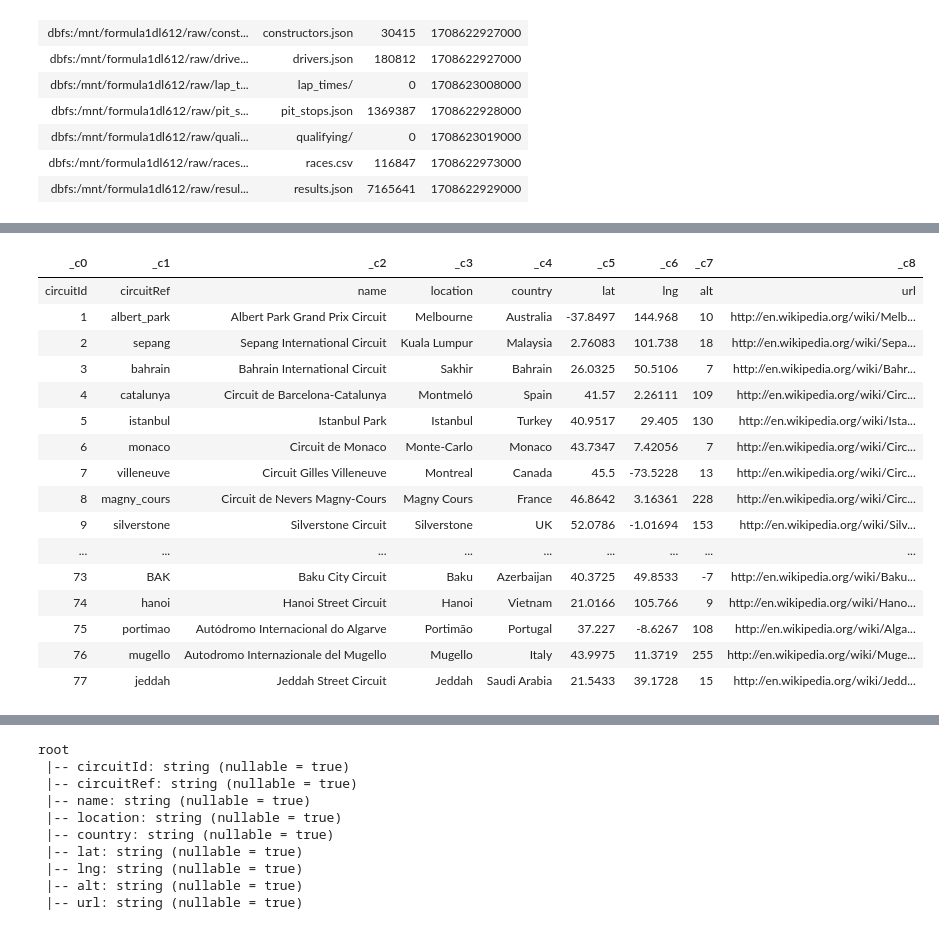
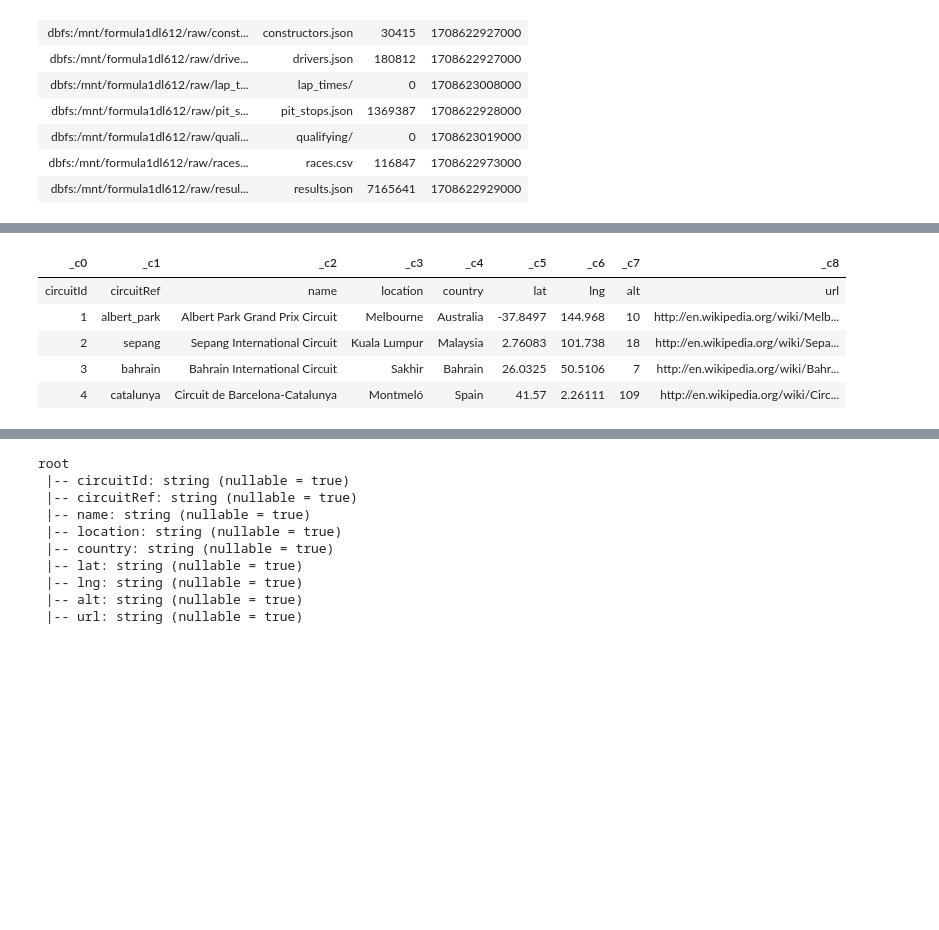
Before and after one commit to gil612/AzureDatabricks-SparkForDataEngineers, a Jupyter notebook: 1.ingest_circuits_file.ipynb, the cells around one changed output, grey strips where cells are left out. Saved outputs shown, nothing was run; the diff lists cells and outputs as text; code cells hidden in the pictures; blank space fills up the shorter version.

```diff
--- a/1.ingest_circuits_file.ipynb
+++ b/1.ingest_circuits_file.ipynb
@@ -61,25 +61,14 @@ circuits_df.show()
 +---------+--------------+--------------------+------------+---------+--------+---------+---+--------------------+
 only showing top 20 rows
 # %%
-display(circuits_df)
+display(circuits_df.head(5))
 # %% [output]
 | _c0 | _c1 | _c2 | _c3 | _c4 | _c5 | _c6 | _c7 | _c8 |
 | circuitId | circuitRef | name | location | country | lat | lng | alt | url |
 | 1 | albert_park | Albert Park Grand Prix Circuit | Melbourne | Australia | -37.8497 | 144.968 | 10 | http://en.wikipedia.org/wiki/Melb... |
 | 2 | sepang | Sepang International Circuit | Kuala Lumpur | Malaysia | 2.76083 | 101.738 | 18 | http://en.wikipedia.org/wiki/Sepa... |
 | 3 | bahrain | Bahrain International Circuit | Sakhir | Bahrain | 26.0325 | 50.5106 | 7 | http://en.wikipedia.org/wiki/Bahr... |
 | 4 | catalunya | Circuit de Barcelona-Catalunya | Montmeló | Spain | 41.57 | 2.26111 | 109 | http://en.wikipedia.org/wiki/Circ... |
-| 5 | istanbul | Istanbul Park | Istanbul | Turkey | 40.9517 | 29.405 | 130 | http://en.wikipedia.org/wiki/Ista... |
-| 6 | monaco | Circuit de Monaco | Monte-Carlo | Monaco | 43.7347 | 7.42056 | 7 | http://en.wikipedia.org/wiki/Circ... |
-| 7 | villeneuve | Circuit Gilles Villeneuve | Montreal | Canada | 45.5 | -73.5228 | 13 | http://en.wikipedia.org/wiki/Circ... |
-| 8 | magny_cours | Circuit de Nevers Magny-Cours | Magny Cours | France | 46.8642 | 3.16361 | 228 | http://en.wikipedia.org/wiki/Circ... |
-| 9 | silverstone | Silverstone Circuit | Silverstone | UK | 52.0786 | -1.01694 | 153 | http://en.wikipedia.org/wiki/Silv... |
-| ... | ... | ... | ... | ... | ... | ... | ... | ... |
-| 73 | BAK | Baku City Circuit | Baku | Azerbaijan | 40.3725 | 49.8533 | -7 | http://en.wikipedia.org/wiki/Baku... |
-| 74 | hanoi | Hanoi Street Circuit | Hanoi | Vietnam | 21.0166 | 105.766 | 9 | http://en.wikipedia.org/wiki/Hano... |
-| 75 | portimao | Autódromo Internacional do Algarve | Portimão | Portugal | 37.227 | -8.6267 | 108 | http://en.wikipedia.org/wiki/Alga... |
-| 76 | mugello | Autodromo Internazionale del Mugello | Mugello | Italy | 43.9975 | 11.3719 | 255 | http://en.wikipedia.org/wiki/Muge... |
-| 77 | jeddah | Jeddah Street Circuit | Jeddah | Saudi Arabia | 21.5433 | 39.1728 | 15 | http://en.wikipedia.org/wiki/Jedd... |
 # %%
 # Fix header
 # https://spark.apache.org/docs/latest/api/python/reference/pyspark.sql/api/pyspark.sql.DataFrameReader.csv.html#pyspark.sql.DataFrameReader.csv
```
Also changed, not shown: parts of 10 cells of this notebook.
